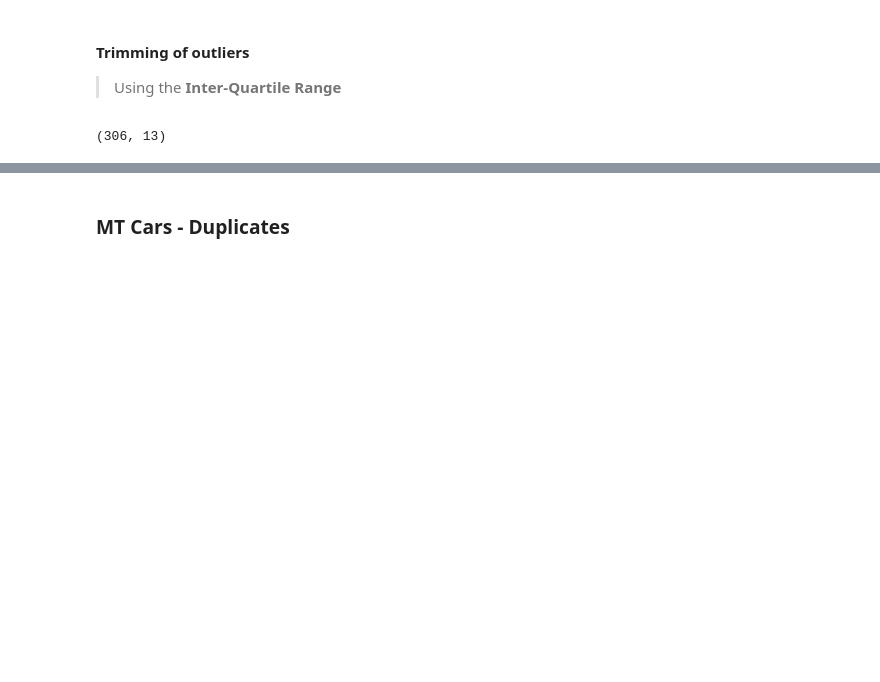
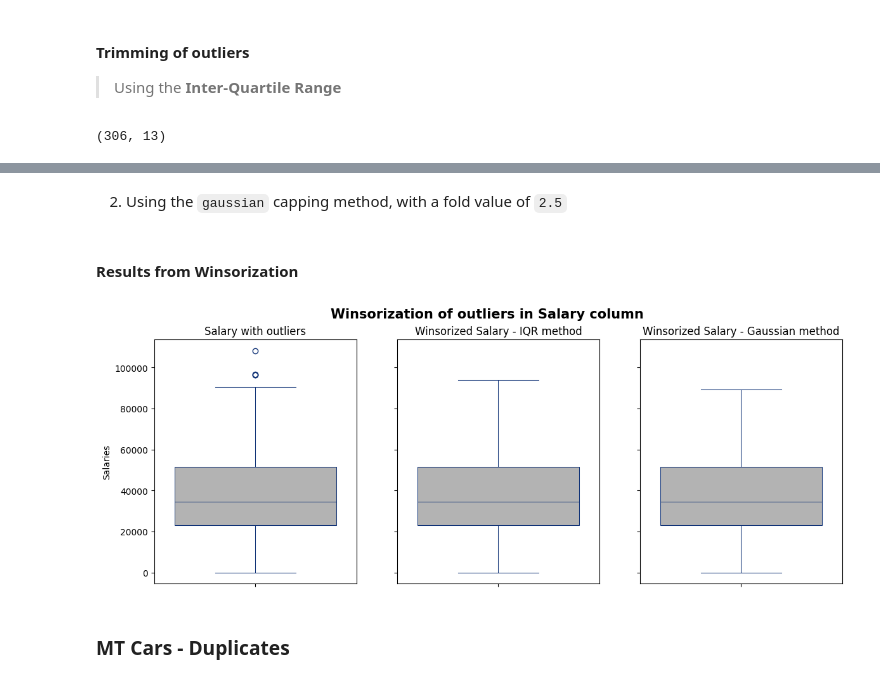
Before and after one commit to nirmit27/ds-and-ml, a Jupyter notebook: ML/ML_Training.ipynb, the cells around one changed output, grey strips where cells are left out. Saved outputs shown, nothing was run; the diff lists cells and outputs as text; code cells hidden in the pictures; blank space fills up the shorter version.

```diff
--- a/ML/ML_Training.ipynb
+++ b/ML/ML_Training.ipynb
@@ -111,3 +131,39 @@ ethnic_trimmed.shape
+# %%
+winsor_iqr = Winsorizer(
+    capping_method='iqr',
+    tail='both',
+    fold=1.5,
+    variables=['Salaries']
+)
+salaries_wi = pd.DataFrame(winsor_iqr.fit_transform(ethnic[['Salaries']]))
+# %% [markdown]
+2.   Using the `gaussian` capping method, with a fold value of `2.5`
+# %%
+winsor_iqr = Winsorizer(
+    capping_method='gaussian',
+    tail='both',
+    fold=2.5,
+    variables=['Salaries']
+)
+salaries_wg = pd.DataFrame(winsor_iqr.fit_transform(ethnic[['Salaries']]))
+# %% [markdown]
+#### Results from Winsorization
+# %%
+fig, axs = plt.subplots(1, 3, figsize=(14, 5), sharey=True)
+fig.suptitle("Winsorization of outliers in Salary column", fontweight='bold', fontsize=15)
+
+sns.boxplot(y=ethnic['Salaries'], color=".7", linecolor="#137", linewidth=.75, ax=axs[0])
+axs[0].set_title("Salary with outliers")
+
+sns.boxplot(y=salaries_wi.Salaries, color=".7", linecolor="#137", linewidth=.75, ax=axs[1])
+axs[1].set_title("Winsorized Salary - IQR method")
+
+sns.boxplot(y=salaries_wg.Salaries, color=".7", linecolor="#137", linewidth=.75, ax=axs[2])
+axs[2].set_title("Winsorized Salary - Gaussian method")
+
+plt.show()
+# %% [output]
+[figure, added]
 # %% [markdown]
 ### **MT Cars - Duplicates**
 # %%
```
Also changed, not shown: parts of 4 cells of this notebook.
